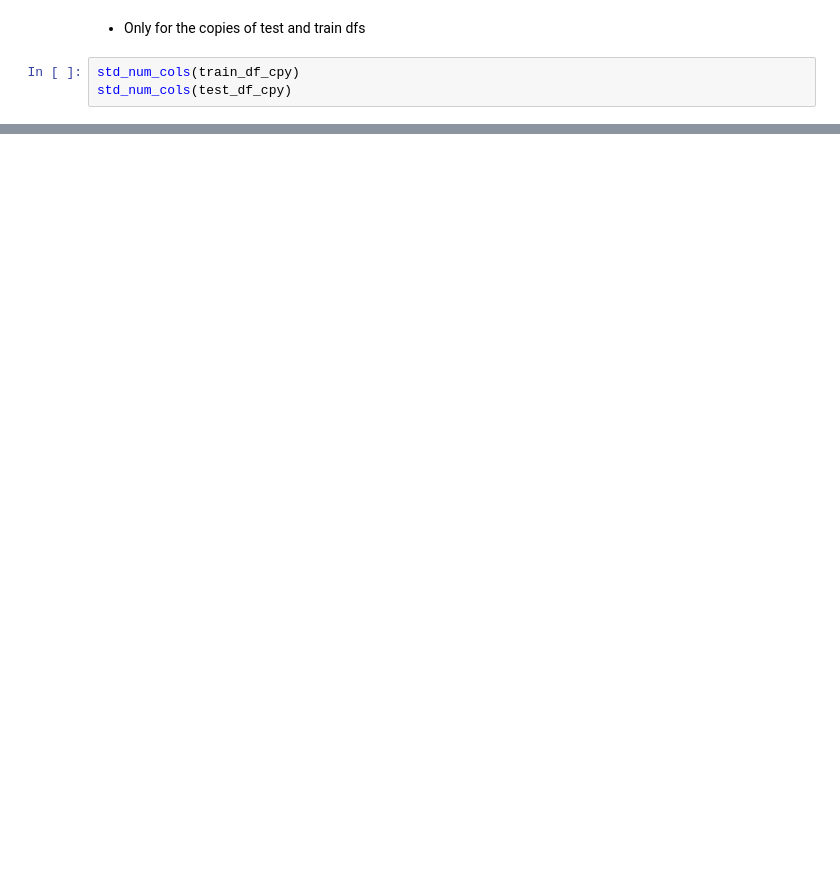
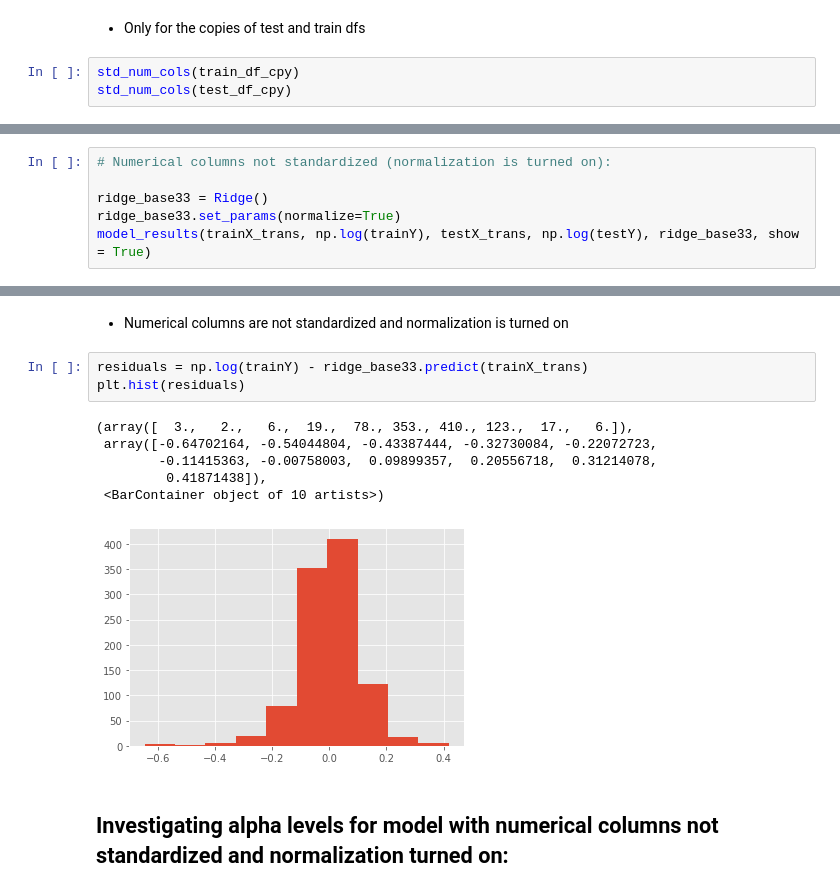
Before and after one commit to suhitasva/ML_Project, a Jupyter notebook: PLR_models.ipynb, the cells around one changed output, grey strips where cells are left out. Cells and saved outputs as stored; diff of their text form; blank space fills up the shorter version.

```diff
--- a/PLR_models.ipynb
+++ b/PLR_models.ipynb
@@ -197,0 +350,6 @@ std_num_cols(test_df_cpy)
+# %%
+# Numerical columns not standardized (normalization is turned on):
+
+ridge_base33 = Ridge()
+ridge_base33.set_params(normalize=True)
+model_results(trainX_trans, np.log(trainY), testX_trans, np.log(testY), ridge_base33, show = True)
@@ -197,0 +406,14 @@ std_num_cols(test_df_cpy)
+# %% [markdown]
+- Numerical columns are not standardized and normalization is turned on
+# %%
+residuals = np.log(trainY) - ridge_base33.predict(trainX_trans)
+plt.hist(residuals)
+# %% [output]
+(array([  3.,   2.,   6.,  19.,  78., 353., 410., 123.,  17.,   6.]),
+ array([-0.64702164, -0.54044804, -0.43387444, -0.32730084, -0.22072723,
+        -0.11415363, -0.00758003,  0.09899357,  0.20556718,  0.31214078,
+         0.41871438]),
+ <BarContainer object of 10 artists>)
+[figure, added]
+# %% [markdown]
+## Investigating alpha levels for model with numerical columns not standardized and normalization turned on:
```
Also changed, not shown: parts of 41 cells of this notebook.
